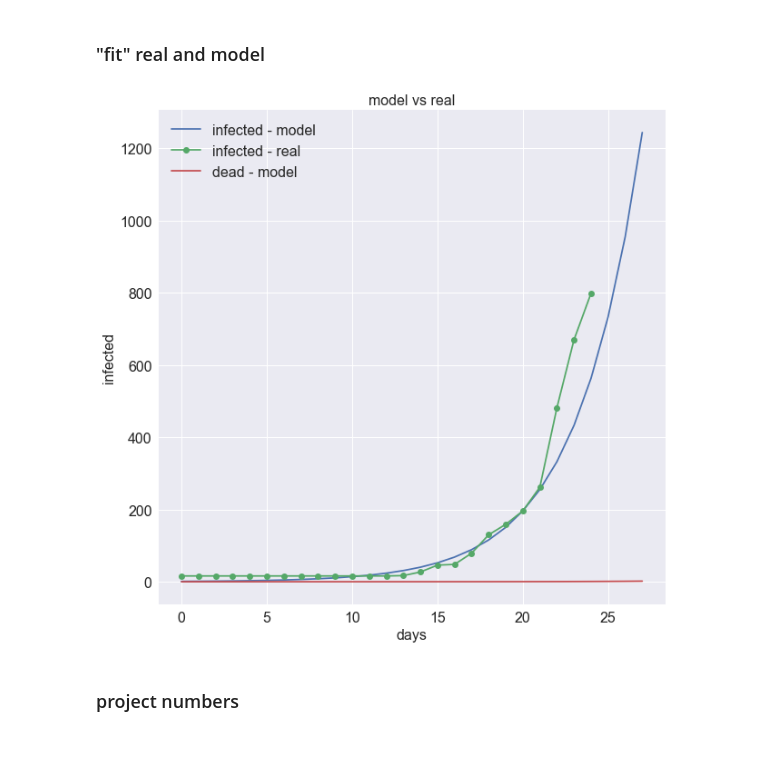
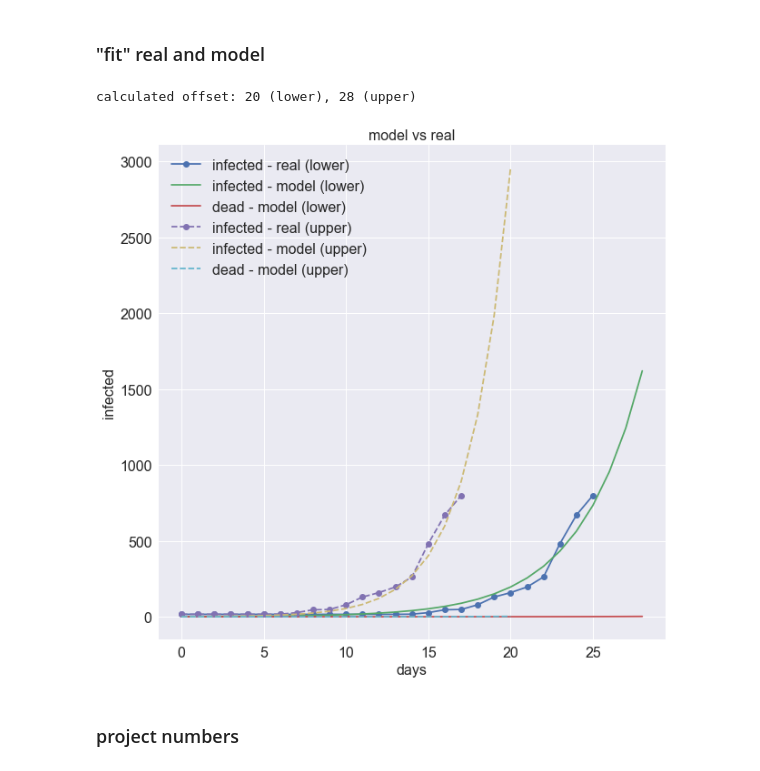
Before and after one commit to BenjaminBossan/corona, a Jupyter notebook: model_corona_virus_with_mortality.ipynb, the cells around one changed output. Cells and saved outputs as stored; diff of their text form; code cells hidden in the pictures.

```diff
--- a/model_corona_virus_with_mortality.ipynb
+++ b/model_corona_virus_with_mortality.ipynb
@@ -161,18 +173,58 @@ infected = I[:len(cases) + 3]  # project +3d
+# %%
+def mse(x, y):
+    return ((np.array(x) - np.array(y)) ** 2).mean()
+# %%
+def calculate_offset(real, model, metric=mse):
+    """'Fit' the model to the data be calculating best offset
+
+    Move data from left to right to find the point at which
+    the MSLE is minimized. Effectively, it is assumed that
+    the onset of the outbreak is a free variable.
+
+    This could be considered "fitting" the model to the data.
+
+    """
+    m = len(real)
+    n = len(model)
+    assert n > 2 * m
+
+    offsets = []
+    for i in range(m):
+        real_subset = real[i:]
+        model_subset = model[:len(real_subset)]
+        error = metric(real_subset, model_subset)
+        offsets.append((i, error))
+
+    return min(offsets, key=lambda tup: tup[1])[0]
+# %%
+offset = calculate_offset(df['cases'].astype(float), I)
+offset_u = calculate_offset(df['cases'].astype(float), I_u)
+print(f"calculated offset: {offset} (lower), {offset_u} (upper)")
+# %% [output]
+calculated offset: 20 (lower), 28 (upper)
 # %%
 fig, ax = plt.subplots(figsize=(10, 10))
-ax.plot(infected, label='infected - model')
-ax.plot(cases, marker='o', label='infected - real')
+
+cases = df['cases'][offset:].values
+ax.plot(cases, marker='o', label='infected - real (lower)')
+ax.plot(I[:len(cases) + 3], label='infected - model (lower)')
 if include_mortality:
-    ax.plot(D[:len(cases) + 3], label='dead - model')
+    ax.plot(D[:len(cases) + 3], label='dead - model (lower)')
+
+cases_u = df['cases'][offset_u:].values
+ax.plot(cases_u, marker='o', label='infected - real (upper)', ls='--')
+ax.plot(I_u[:len(cases_u) + 3], label='infected - model (upper)', ls='--')
+if include_mortality:
+    ax.plot(D_u[:len(cases_u) + 3], label='dead - model (upper)', ls='--')
 
 ax.legend(fontsize=FS)
 ax.set_xlabel('days', fontsize=FS)
 ax.set_ylabel('infected', fontsize=FS)
 ax.set_title('model vs real', fontsize=FS)
 for tick in chain(ax.xaxis.get_major_ticks(), ax.yaxis.get_major_ticks()):
     tick.label.set_fontsize(FS)
 # %% [output]
-[figure, old version]
+[figure, new version]
 # %% [markdown]
 ### project numbers
 # %%
```
Also changed, not shown: parts of 13 cells of this notebook, 1 other file.
